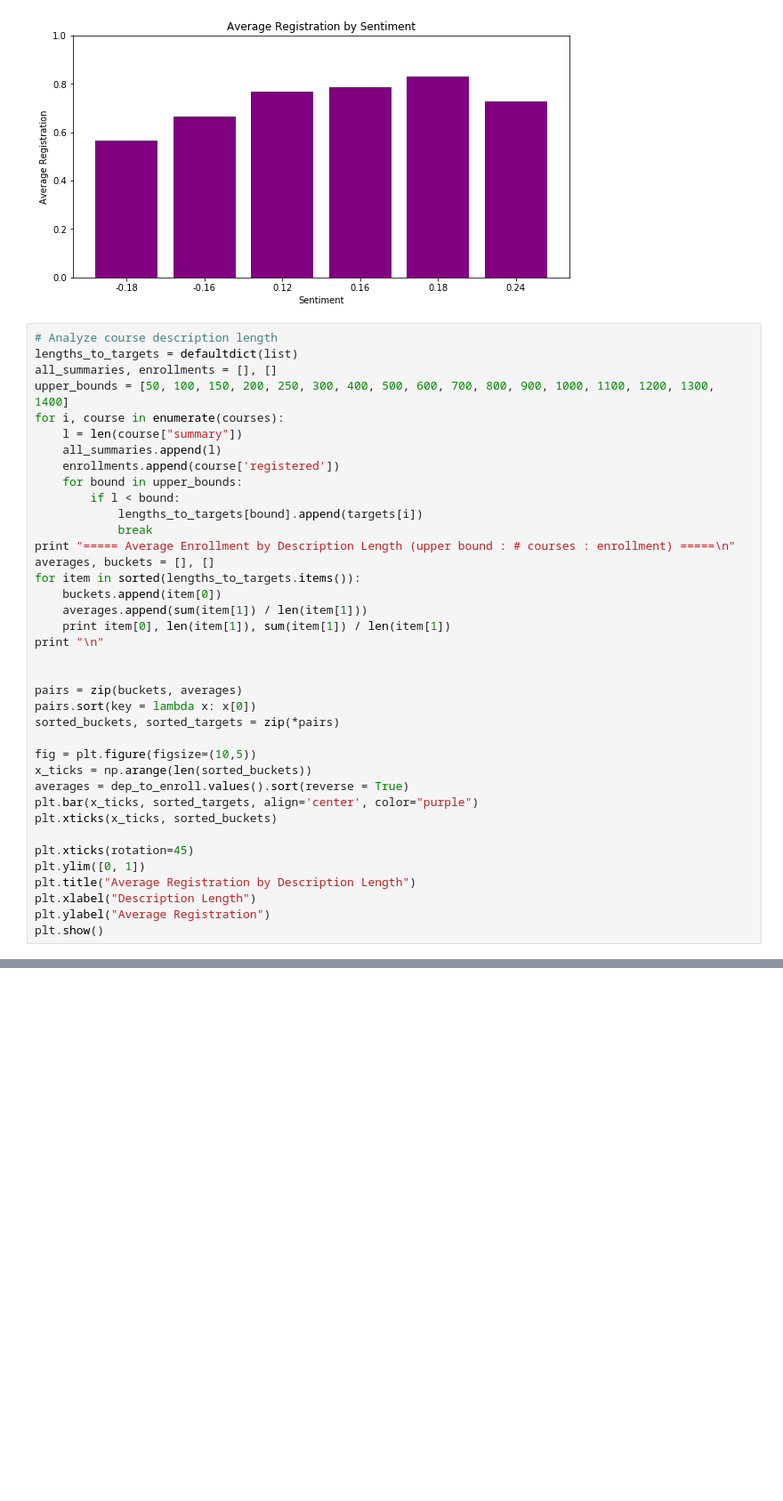
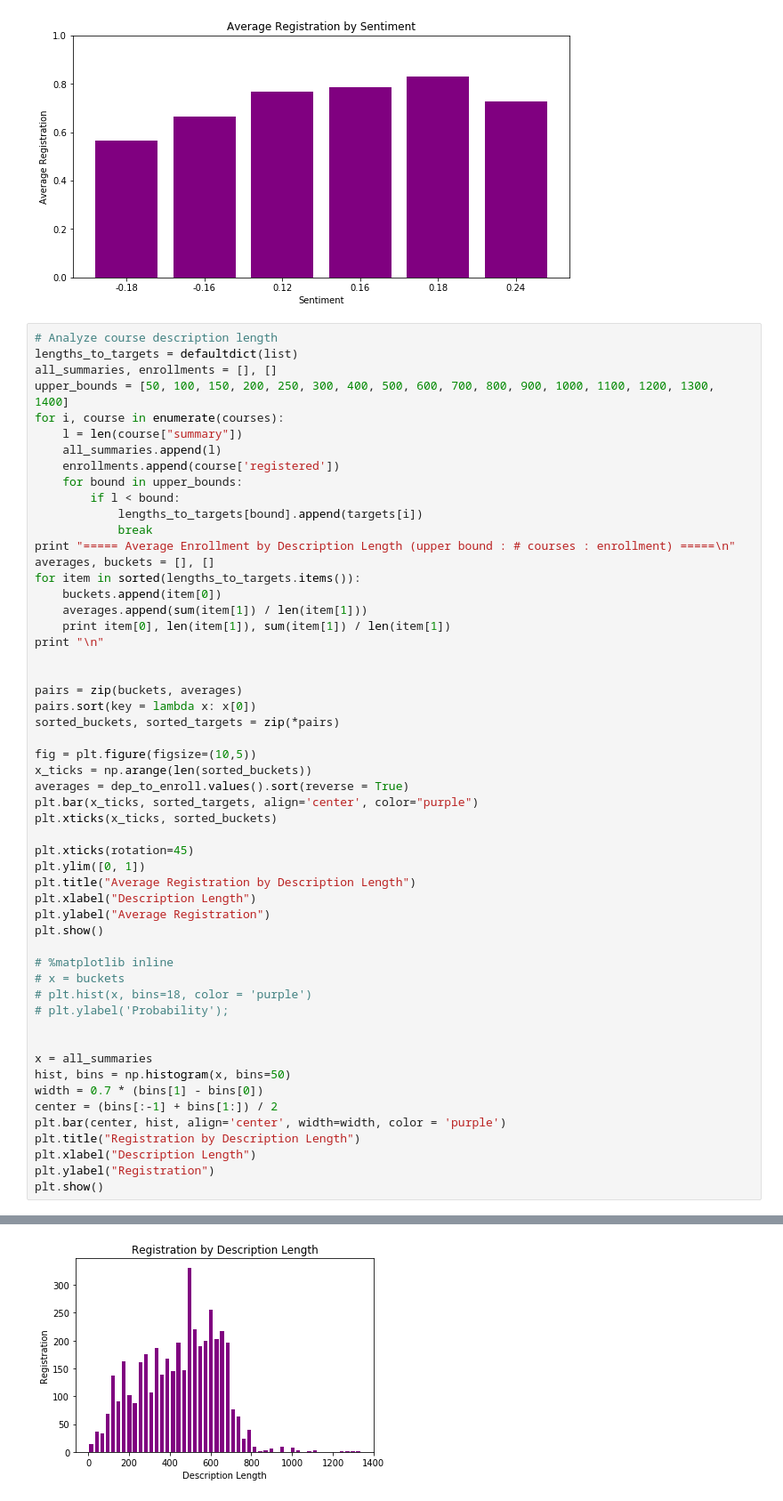
Before and after one commit to haseleyi/V-Big-Data, a Jupyter notebook: Big Data Final Project.ipynb, the cells around one changed output, grey strips where cells are left out. Shown at 89% size. Drawn from its saved outputs; the diff is of its cells as text; blank space fills up the shorter version.

```diff
--- a/Big Data Final Project.ipynb
+++ b/Big Data Final Project.ipynb
@@ -515,33 +515,50 @@ averages = dep_to_enroll.values().sort(reverse = True)
 plt.bar(x_ticks, sorted_targets, align='center', color="purple")
 plt.xticks(x_ticks, sorted_buckets)
 
 plt.xticks(rotation=45)
 plt.ylim([0, 1])
 plt.title("Average Registration by Description Length")
 plt.xlabel("Description Length")
 plt.ylabel("Average Registration")
 plt.show()
+
+# %matplotlib inline
+# x = buckets
+# plt.hist(x, bins=18, color = 'purple')
+# plt.ylabel('Probability');
+
+
+x = all_summaries
+hist, bins = np.histogram(x, bins=50)
+width = 0.7 * (bins[1] - bins[0])
+center = (bins[:-1] + bins[1:]) / 2
+plt.bar(center, hist, align='center', width=width, color = 'purple')
+plt.title("Registration by Description Length")
+plt.xlabel("Description Length")
+plt.ylabel("Registration")
+plt.show()
 # %% [output]
 ===== Average Enrollment by Description Length (upper bound : # courses : enrollment) =====
 
 50 47 0.596063829787
 100 76 0.589905185759
 150 224 0.69255952381
 200 241 0.708988493532
 250 192 0.76186650827
 300 296 0.79424292393
 400 578 0.77188020969
 500 654 0.801667854718
 600 892 0.795681211398
 700 776 0.758584401802
 800 192 0.806036726754
 900 21 0.797858699035
 1000 13 0.732948717949
 1100 11 0.62696969697
 1200 3 0.841666666667
 1300 2 0.555555555556
 1400 2 0.4
 [figure]
+[figure, added]
 # %%
 # Analyze key words in course descriptions
 words_to_targets = defaultdict(list)
```
Also changed, not shown: parts of 2 cells of this notebook.
